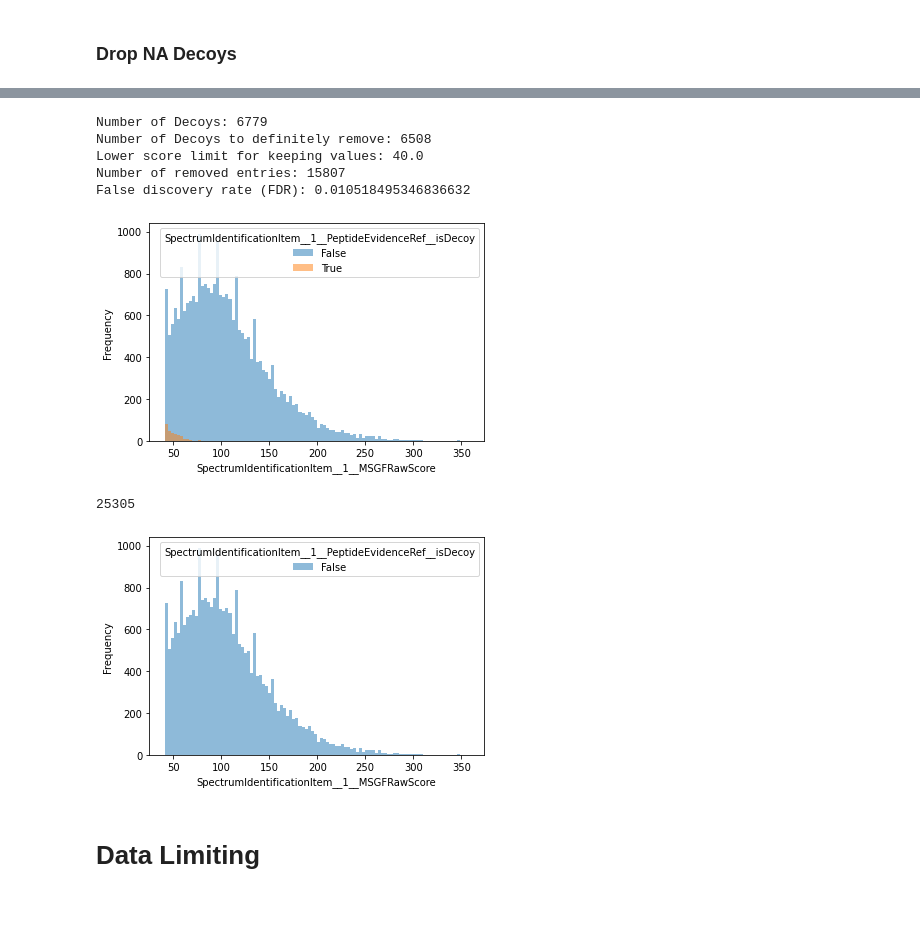
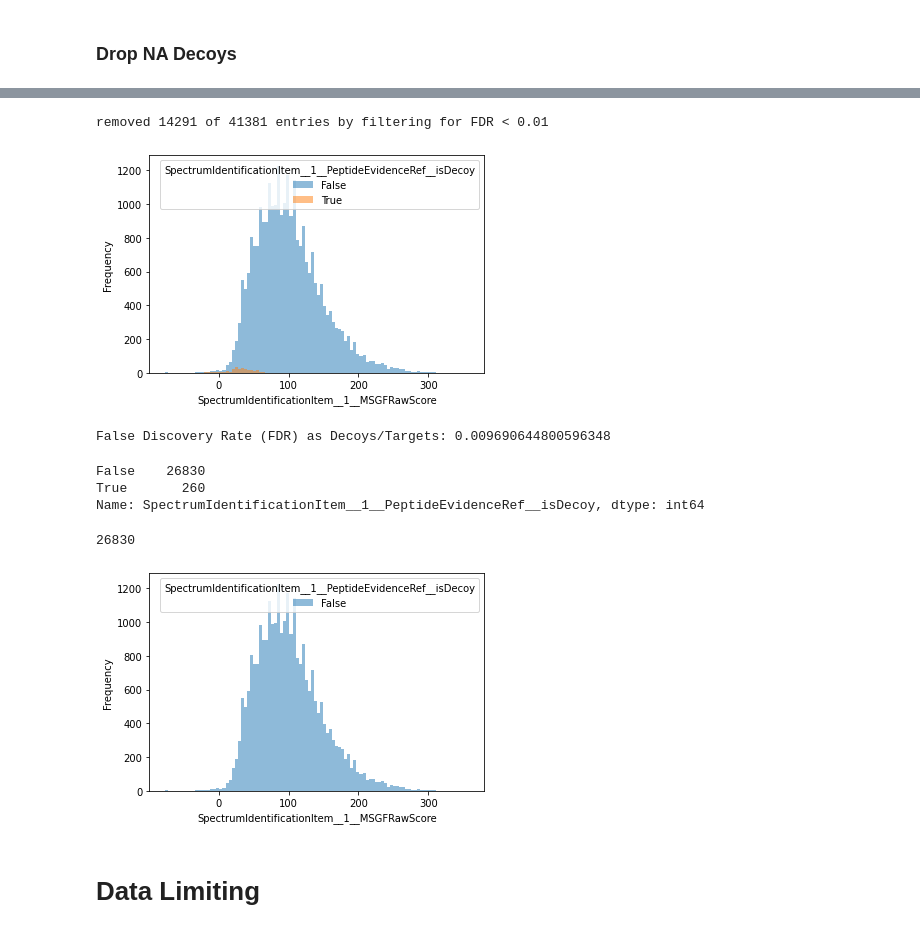
Before and after one commit to Miroka96/mmdenovo, a Jupyter notebook: notebooks/210311 Prototyping Data Filtering.ipynb, the cells around one changed output, grey strips where cells are left out. Saved outputs shown, nothing was run; the diff lists cells and outputs as text; code cells hidden in the pictures.

Commit message:
add FDR filtering to data filtering notebook

```diff
--- a/notebooks/210311 Prototyping Data Filtering.ipynb
+++ b/notebooks/210311 Prototyping Data Filtering.ipynb
@@ -167,5 +175,0 @@ df = df.dropna(subset=[IS_DECOY])
-# %%
-def plot_values_by_class(df, value_col=RAW_SCORE, class_col=IS_DECOY):
-    df.pivot(columns=class_col, values=value_col).plot.hist(bins=100, alpha=0.5)
-    plt.xlabel(value_col)
-    plt.show()
@@ -176,25 +176,2 @@ plot_values_by_class(df)
-# %%
-# poor mens' FDR
-
-# TODO find a way to directly achieve a specific FDR
-def cutoff_decoys(df, decoy_ratio_to_keep=0.04, is_decoy_col=IS_DECOY, score_col=RAW_SCORE):
-    decoys = df[df[is_decoy_col] == True]
-    decoy_count = len(decoys)
-    print(f"Number of Decoys: {decoy_count}")
-
-    decoy_count_to_filter_out = decoy_count * (1-decoy_ratio_to_keep)
-    decoy_count_to_filter_out = round(decoy_count_to_filter_out)
-    print(f"Number of Decoys to definitely remove: {decoy_count_to_filter_out}")
-
-    decoys_to_remove = decoys.sort_values(score_col, ascending=True).head(decoy_count_to_filter_out)
-    lower_limit_score = decoys_to_remove[score_col].max()
-    print(f"Lower score limit for keeping values: {lower_limit_score}")
-
-    length_before_score_filtering = len(df)
-    df = df[df[score_col] > lower_limit_score]
-    length_after_score_filtering = len(df)
-    print(f"Number of removed entries: {length_before_score_filtering - length_after_score_filtering}")
-
-    fdr = df[is_decoy_col].value_counts()[True] / length_after_score_filtering
-    print(f"False discovery rate (FDR): {fdr}")
-    return df
+# %%
+FDR_COLUMN = 'SpectrumIdentificationItem__1__MSGFQValue'
@@ -201,26 +222,36 @@ def cutoff_decoys(df, decoy_ratio_to_keep=0.04, is_decoy_col=IS_DECOY, score_col
+# %%
+def cutoff_decoys(df, fdr=0.01):
+    filtered_df = df[df[FDR_COLUMN] < fdr]
+    print(f"removed {len(df) - len(filtered_df)} of {len(df)} entries by filtering for FDR < {fdr}")
+    return filtered_df
 # %%
 df = cutoff_decoys(df)
 # %% [output]
-Number of Decoys: 6779
-Number of Decoys to definitely remove: 6508
-Lower score limit for keeping values: 40.0
-Number of removed entries: 15807
-False discovery rate (FDR): 0.010518495346836632
+removed 14291 of 41381 entries by filtering for FDR < 0.01
 # %%
-plot_values_by_class(df)
+plot_values_by_class(df, value_col=RAW_SCORE, class_col=IS_DECOY)
 # %% [output]
-[figure, old version]
+[figure, new version]
+# %%
+decoy_counts = df[IS_DECOY].value_counts()
+print(f"False Discovery Rate (FDR) as Decoys/Targets: {decoy_counts[True] / decoy_counts[False]}")
+decoy_counts
+# %% [output]
+False Discovery Rate (FDR) as Decoys/Targets: 0.009690644800596348
+False    26830
+True       260
+Name: SpectrumIdentificationItem__1__PeptideEvidenceRef__isDecoy, dtype: int64
 # %%
 # filter out Decoys
 df = df[~df['SpectrumIdentificationItem__1__PeptideEvidenceRef__isDecoy'].astype(bool)]
 # %%
 len(df)
 # %% [output]
-25305
+26830
 # %%
-plot_values_by_class(df)
+plot_values_by_class(df, value_col=RAW_SCORE, class_col=IS_DECOY)
 # %% [output]
-[figure, old version]
+[figure, new version]
 # %% [markdown]
 # Data Limiting
 # %%
```
Also changed, not shown: parts of 15 cells of this notebook.
